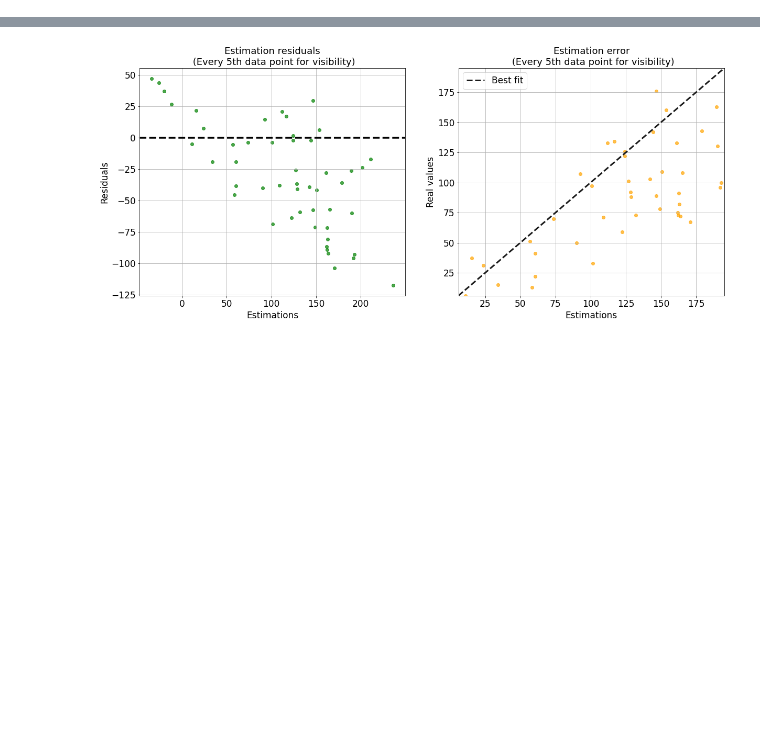
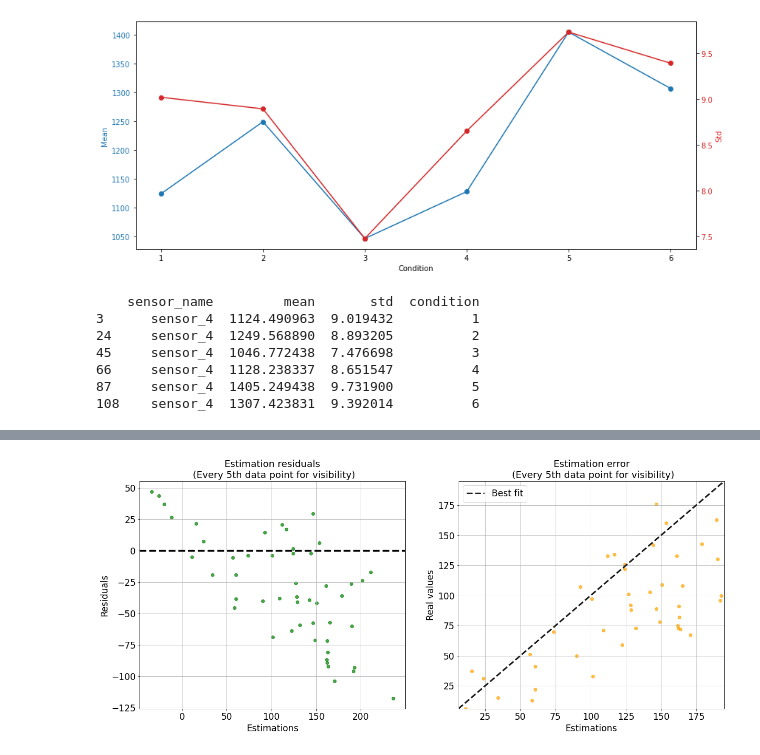
Before and after one commit to TomislavZupanovic/AWSBlackBelt-Capstone, a Jupyter notebook: EDA_notebooks/initial_phase.ipynb, the cells around one changed output, grey strips where cells are left out. Cells and saved outputs as stored; diff of their text form; code cells hidden in the pictures; blank space fills up the shorter version.

Commit message:
Small change for sensor plotting

```diff
--- a/EDA_notebooks/initial_phase.ipynb
+++ b/EDA_notebooks/initial_phase.ipynb
@@ -258,10 +260,10 @@ def train_baseline(train_data: pd.DataFrame, test_data: pd.DataFrame,  test_targ
     print(test_metrics)
     return model, train_metrics, test_metrics
 # %%
-raw_data, test_data, test_target = load_raw_data('train_FD004.txt')
-data = create_target(raw_data)
+raw_train_data, raw_test_data, test_target = load_raw_data('train_FD004.txt')
+data = create_target(raw_train_data)
 data = round_conditions(data)
-test_data = round_conditions(test_data)
+test_data = round_conditions(raw_test_data)
 standardized_data = standardize(data)
 conditioned_stats = get_condition_stats(data)
 smoothed_data = smooth_data(standardized_data, window=10)
@@ -267,0 +280,11 @@ smoothed_data = smooth_data(standardized_data, window=10)
+# %%
+plot_condition_stats(conditioned_stats, sensor='sensor_4')
+# %% [output]
+[figure, added]
+    sensor_name         mean       std  condition
+3      sensor_4  1124.490963  9.019432          1
+24     sensor_4  1249.568890  8.893205          2
+45     sensor_4  1046.772438  7.476698          3
+66     sensor_4  1128.238337  8.651547          4
+87     sensor_4  1405.249438  9.731900          5
+108    sensor_4  1307.423831  9.392014          6
```
Also changed, not shown: parts of 14 cells of this notebook.
